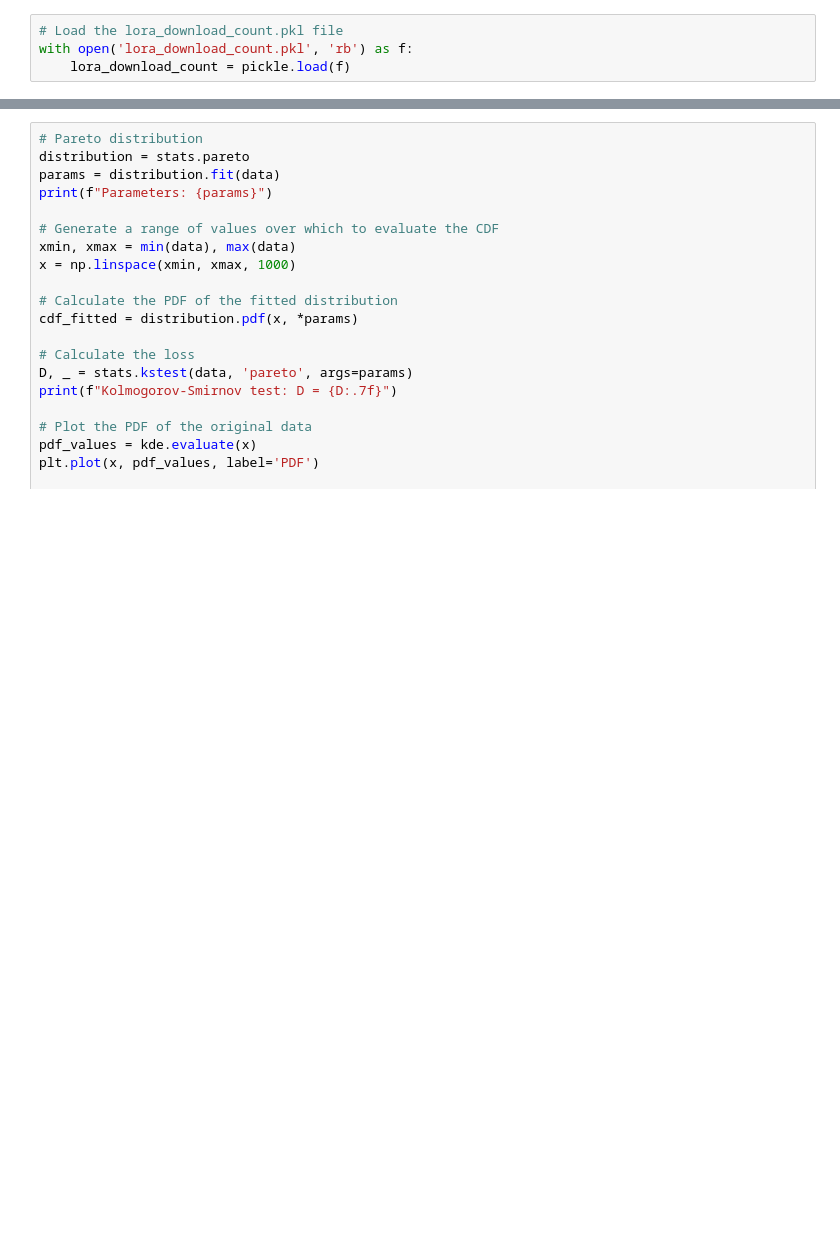
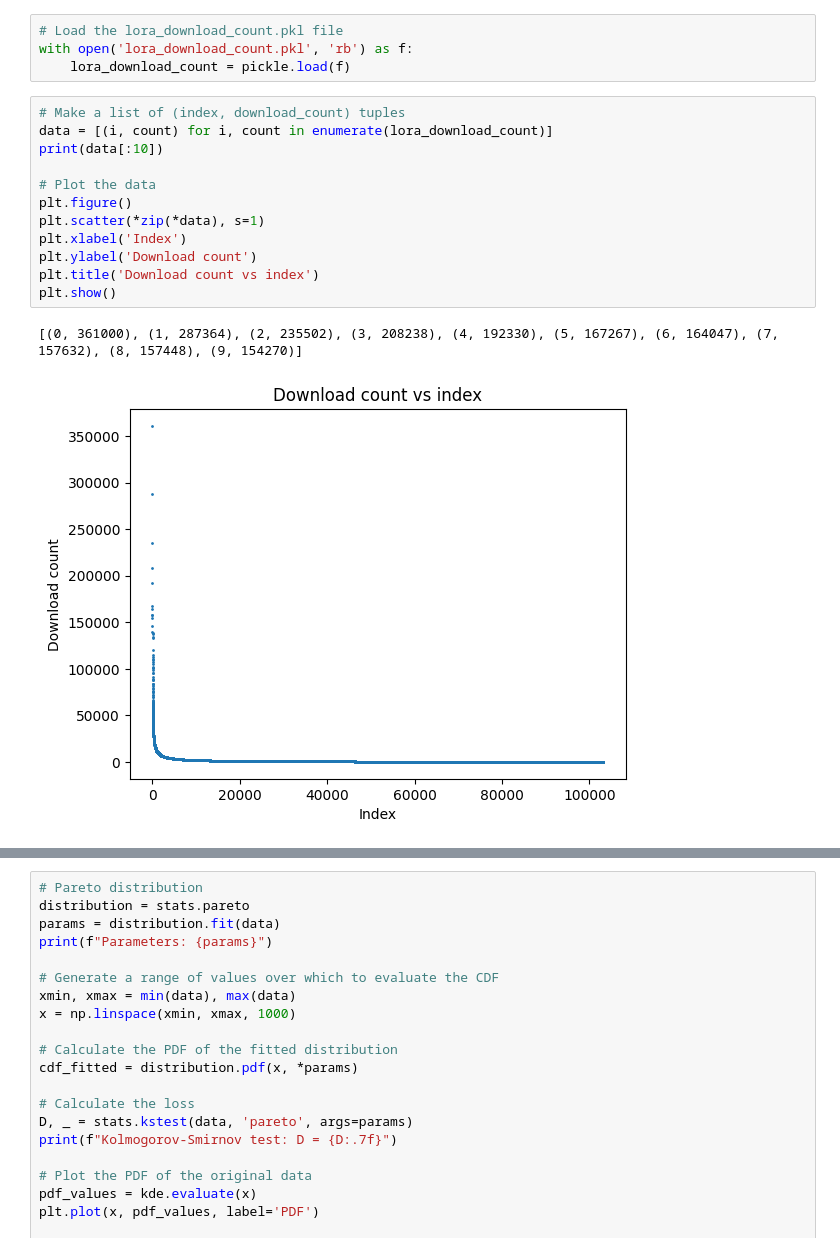
Before and after one commit to ZhengxuYan/lora-scale-simulator, a Jupyter notebook: simulator/fit_distribution.ipynb, the cells around one changed output, grey strips where cells are left out. Saved outputs shown, nothing was run; the diff lists cells and outputs as text; blank space fills up the shorter version.

```diff
--- a/simulator/fit_distribution.ipynb
+++ b/simulator/fit_distribution.ipynb
@@ -11,3 +11,18 @@ from scipy.stats import gaussian_kde
 # Load the lora_download_count.pkl file
 with open('lora_download_count.pkl', 'rb') as f:
     lora_download_count = pickle.load(f)
+# %%
+# Make a list of (index, download_count) tuples
+data = [(i, count) for i, count in enumerate(lora_download_count)]
+print(data[:10])
+
+# Plot the data
+plt.figure()
+plt.scatter(*zip(*data), s=1)
+plt.xlabel('Index')
+plt.ylabel('Download count')
+plt.title('Download count vs index')
+plt.show()
+# %% [output]
+[(0, 361000), (1, 287364), (2, 235502), (3, 208238), (4, 192330), (5, 167267), (6, 164047), (7, 157632), (8, 157448), (9, 154270)]
+[figure, added]
```
Also changed, not shown: parts of 9 cells of this notebook, 4 other files.
